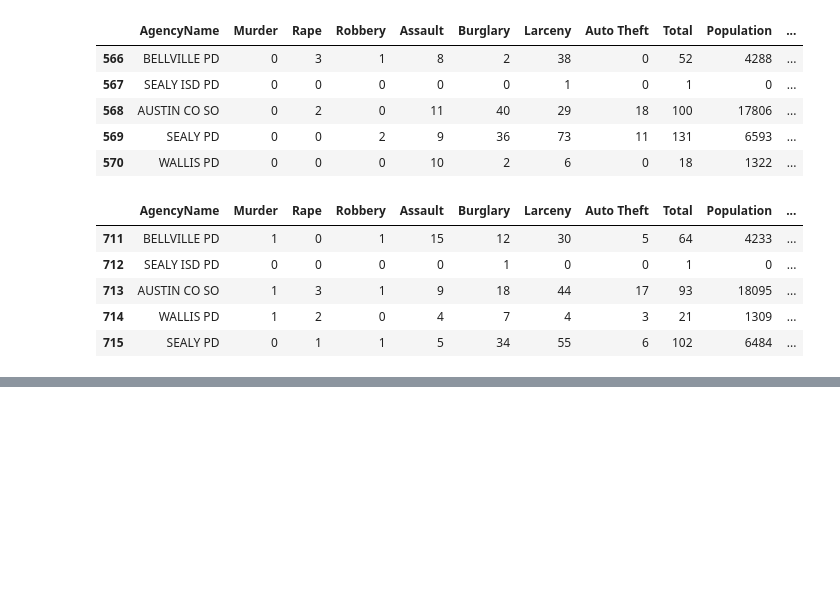
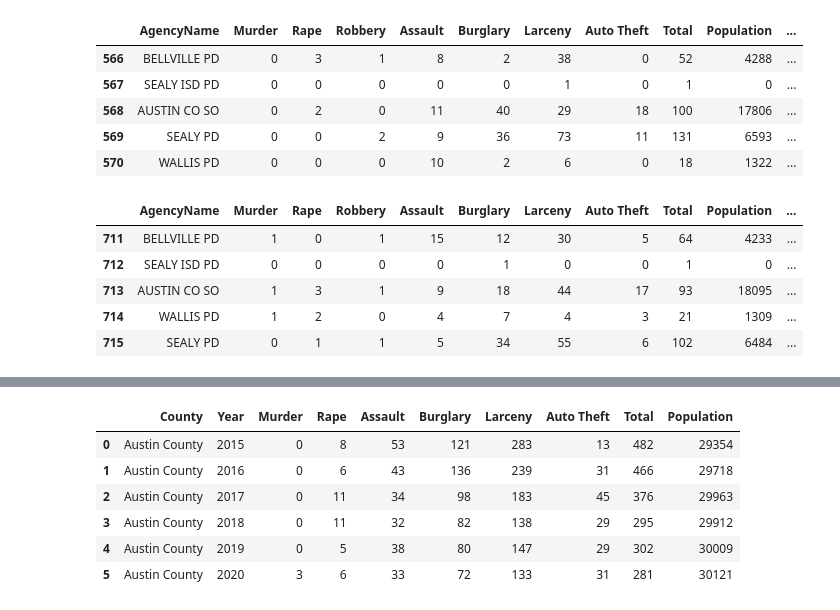
Before and after one commit to MiguelB512/Harris_Crime_Trends, a Jupyter notebook: Crime_Data_Exploration.ipynb, the cells around one changed output, grey strips where cells are left out. Cells and saved outputs as stored; diff of their text form; code cells hidden in the pictures; blank space fills up the shorter version.

```diff
--- a/Crime_Data_Exploration.ipynb
+++ b/Crime_Data_Exploration.ipynb
@@ -280,0 +272,11 @@ dtype: object
+# %%
+county_summary_df = pd.DataFrame(county_summary).reset_index()
+county_summary_df.head(6)
+# %% [output]
+|  | County | Year | Murder | Rape | Assault | Burglary | Larceny | Auto Theft | Total | Population |
+| 0 | Austin County | 2015 | 0 | 8 | 53 | 121 | 283 | 13 | 482 | 29354 |
+| 1 | Austin County | 2016 | 0 | 6 | 43 | 136 | 239 | 31 | 466 | 29718 |
+| 2 | Austin County | 2017 | 0 | 11 | 34 | 98 | 183 | 45 | 376 | 29963 |
+| 3 | Austin County | 2018 | 0 | 11 | 32 | 82 | 138 | 29 | 295 | 29912 |
+| 4 | Austin County | 2019 | 0 | 5 | 38 | 80 | 147 | 29 | 302 | 30009 |
+| 5 | Austin County | 2020 | 3 | 6 | 33 | 72 | 133 | 31 | 281 | 30121 |
```
Also changed, not shown: parts of 28 cells of this notebook.
